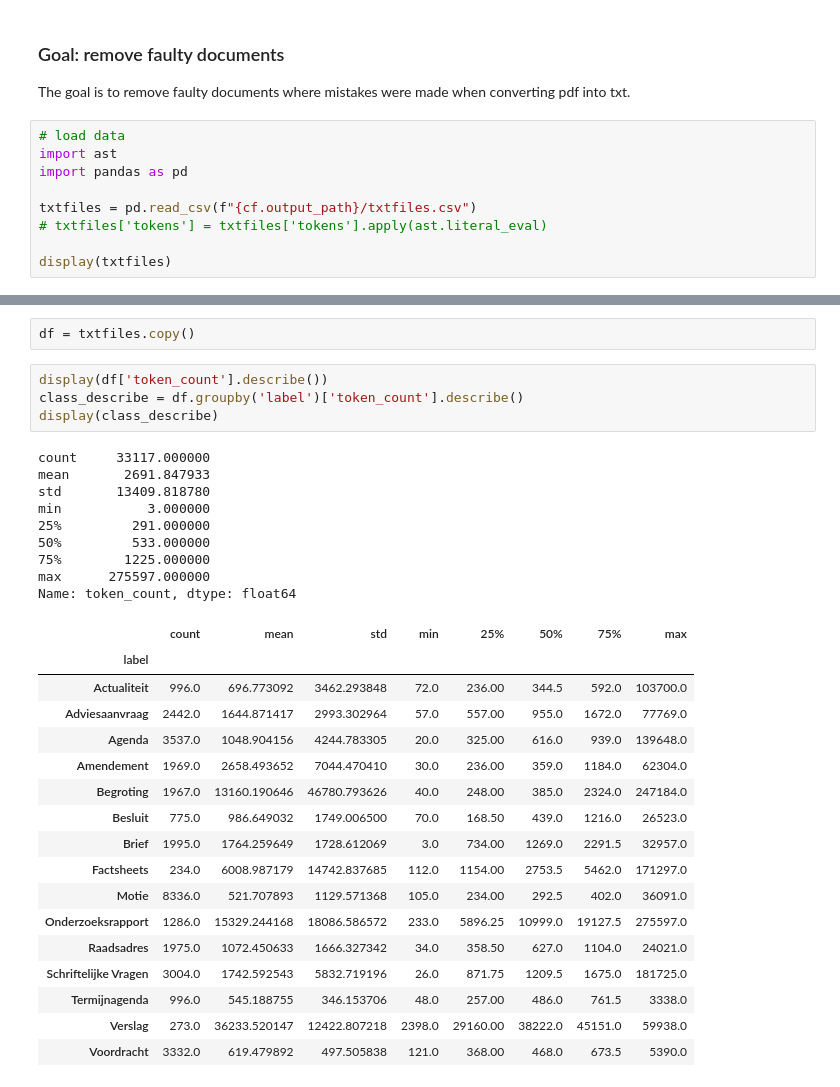
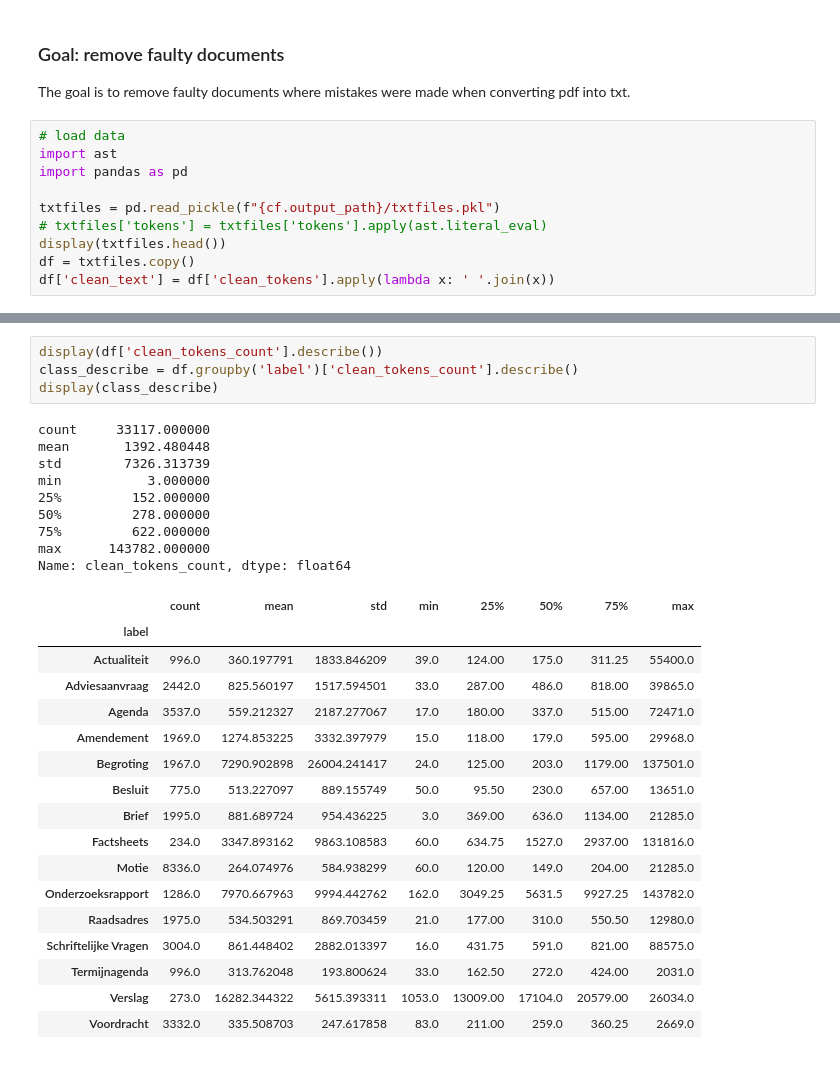
Before and after one commit to Amsterdam-Internships/document-classification-using-large-language-models, a Jupyter notebook: notebooks/clean_data.ipynb, the cells around one changed output, grey strips where cells are left out. Saved outputs shown, nothing was run; the diff lists cells and outputs as text.

Commit message:
clean tokens and pkl

```diff
--- a/notebooks/clean_data.ipynb
+++ b/notebooks/clean_data.ipynb
@@ -22,7 +22,8 @@ The goal is to remove faulty documents where mistakes were made when converting
 import ast
 import pandas as pd
 
-txtfiles = pd.read_csv(f"{cf.output_path}/txtfiles.csv")
+txtfiles = pd.read_pickle(f"{cf.output_path}/txtfiles.pkl")
 # txtfiles['tokens'] = txtfiles['tokens'].apply(ast.literal_eval)
-
-display(txtfiles)
+display(txtfiles.head())
+df = txtfiles.copy()
+df['clean_text'] = df['clean_tokens'].apply(lambda x: ' '.join(x))
@@ -43,33 +30,31 @@ display(txtfiles)
-# %%
-df = txtfiles.copy()
 # %%
-display(df['token_count'].describe())
-class_describe = df.groupby('label')['token_count'].describe()
+display(df['clean_tokens_count'].describe())
+class_describe = df.groupby('label')['clean_tokens_count'].describe()
 display(class_describe)
 # %% [output]
 count     33117.000000
-mean       2691.847933
-std       13409.818780
+mean       1392.480448
+std        7326.313739
 min           3.000000
-25%         291.000000
-50%         533.000000
-75%        1225.000000
-max      275597.000000
-Name: token_count, dtype: float64
+25%         152.000000
+50%         278.000000
+75%         622.000000
+max      143782.000000
+Name: clean_tokens_count, dtype: float64
 |  | count | mean | std | min | 25% | 50% | 75% | max |
 | label |  |  |  |  |  |  |  |  |
-| Actualiteit | 996.0 | 696.773092 | 3462.293848 | 72.0 | 236.00 | 344.5 | 592.0 | 103700.0 |
-| Adviesaanvraag | 2442.0 | 1644.871417 | 2993.302964 | 57.0 | 557.00 | 955.0 | 1672.0 | 77769.0 |
-| Agenda | 3537.0 | 1048.904156 | 4244.783305 | 20.0 | 325.00 | 616.0 | 939.0 | 139648.0 |
-| Amendement | 1969.0 | 2658.493652 | 7044.470410 | 30.0 | 236.00 | 359.0 | 1184.0 | 62304.0 |
-| Begroting | 1967.0 | 13160.190646 | 46780.793626 | 40.0 | 248.00 | 385.0 | 2324.0 | 247184.0 |
-| Besluit | 775.0 | 986.649032 | 1749.006500 | 70.0 | 168.50 | 439.0 | 1216.0 | 26523.0 |
-| Brief | 1995.0 | 1764.259649 | 1728.612069 | 3.0 | 734.00 | 1269.0 | 2291.5 | 32957.0 |
-| Factsheets | 234.0 | 6008.987179 | 14742.837685 | 112.0 | 1154.00 | 2753.5 | 5462.0 | 171297.0 |
-| Motie | 8336.0 | 521.707893 | 1129.571368 | 105.0 | 234.00 | 292.5 | 402.0 | 36091.0 |
-| Onderzoeksrapport | 1286.0 | 15329.244168 | 18086.586572 | 233.0 | 5896.25 | 10999.0 | 19127.5 | 275597.0 |
-| Raadsadres | 1975.0 | 1072.450633 | 1666.327342 | 34.0 | 358.50 | 627.0 | 1104.0 | 24021.0 |
-| Schriftelijke Vragen | 3004.0 | 1742.592543 | 5832.719196 | 26.0 | 871.75 | 1209.5 | 1675.0 | 181725.0 |
-| Termijnagenda | 996.0 | 545.188755 | 346.153706 | 48.0 | 257.00 | 486.0 | 761.5 | 3338.0 |
-| Verslag | 273.0 | 36233.520147 | 12422.807218 | 2398.0 | 29160.00 | 38222.0 | 45151.0 | 59938.0 |
-| Voordracht | 3332.0 | 619.479892 | 497.505838 | 121.0 | 368.00 | 468.0 | 673.5 | 5390.0 |
+| Actualiteit | 996.0 | 360.197791 | 1833.846209 | 39.0 | 124.00 | 175.0 | 311.25 | 55400.0 |
+| Adviesaanvraag | 2442.0 | 825.560197 | 1517.594501 | 33.0 | 287.00 | 486.0 | 818.00 | 39865.0 |
+| Agenda | 3537.0 | 559.212327 | 2187.277067 | 17.0 | 180.00 | 337.0 | 515.00 | 72471.0 |
+| Amendement | 1969.0 | 1274.853225 | 3332.397979 | 15.0 | 118.00 | 179.0 | 595.00 | 29968.0 |
+| Begroting | 1967.0 | 7290.902898 | 26004.241417 | 24.0 | 125.00 | 203.0 | 1179.00 | 137501.0 |
+| Besluit | 775.0 | 513.227097 | 889.155749 | 50.0 | 95.50 | 230.0 | 657.00 | 13651.0 |
+| Brief | 1995.0 | 881.689724 | 954.436225 | 3.0 | 369.00 | 636.0 | 1134.00 | 21285.0 |
+| Factsheets | 234.0 | 3347.893162 | 9863.108583 | 60.0 | 634.75 | 1527.0 | 2937.00 | 131816.0 |
+| Motie | 8336.0 | 264.074976 | 584.938299 | 60.0 | 120.00 | 149.0 | 204.00 | 21285.0 |
+| Onderzoeksrapport | 1286.0 | 7970.667963 | 9994.442762 | 162.0 | 3049.25 | 5631.5 | 9927.25 | 143782.0 |
+| Raadsadres | 1975.0 | 534.503291 | 869.703459 | 21.0 | 177.00 | 310.0 | 550.50 | 12980.0 |
+| Schriftelijke Vragen | 3004.0 | 861.448402 | 2882.013397 | 16.0 | 431.75 | 591.0 | 821.00 | 88575.0 |
+| Termijnagenda | 996.0 | 313.762048 | 193.800624 | 33.0 | 162.50 | 272.0 | 424.00 | 2031.0 |
+| Verslag | 273.0 | 16282.344322 | 5615.393311 | 1053.0 | 13009.00 | 17104.0 | 20579.00 | 26034.0 |
+| Voordracht | 3332.0 | 335.508703 | 247.617858 | 83.0 | 211.00 | 259.0 | 360.25 | 2669.0 |
```
Also changed, not shown: parts of 5 cells of this notebook, 1 other file.
